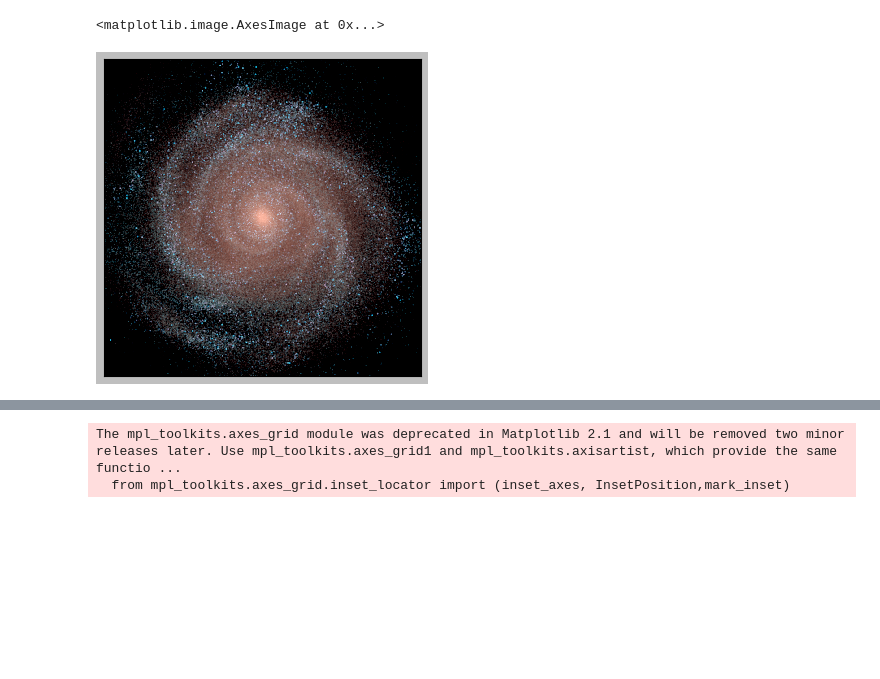
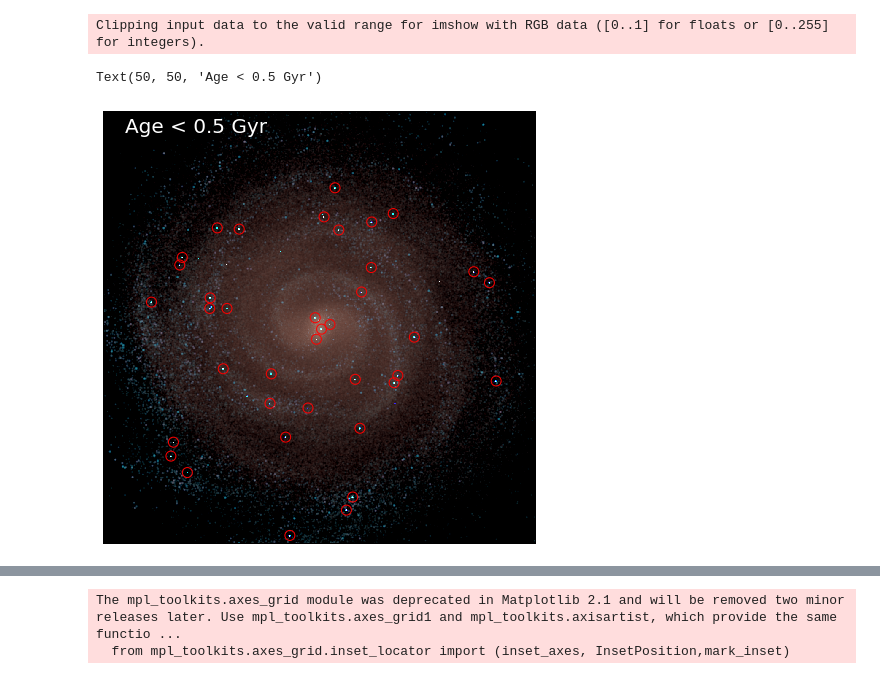
Before and after one commit to pablocoque/post_process_routines, a Jupyter notebook: src/stellar_light_with_clusters.ipynb, the cells around one changed output, grey strips where cells are left out. Drawn from its saved outputs; the diff is of its cells as text; code cells hidden in the pictures; blank space fills up the shorter version.

```diff
--- a/src/stellar_light_with_clusters.ipynb
+++ b/src/stellar_light_with_clusters.ipynb
@@ -13,6 +14,6 @@ path ['/home/pdcg/Documents/post_process_routines/Au6_lvl4/']
 # %%
-snap = 123
-outputdir = directory + halo
+snap = 127
+outputdir = path+simulation_list[0]+'/output/'
 """Load a subfind catalogue for a given snapshot"""
 sf = load_subfind( snap, dir=outputdir, hdf5=True, loadonly=['fpos', 'frc2', 'svel', 'flty', 'fnsh', 'slty', 'spos', 'smty', 'ffsh'] )
 
@@ -112,8 +120,0 @@ for k in range(3):
-# %%
-ax1 = axes( [0., 0.33, 1., 0.66] )
-ax1.set_xticks( [] )
-ax1.set_yticks( [] )
-ax1.imshow( proj, interpolation='nearest' )
-# %% [output]
-<matplotlib.image.AxesImage at 0x...>
-[figure, removed]
@@ -119,0 +123,17 @@ ax1.imshow( proj, interpolation='nearest' )
+# %%
+gray = color.rgb2gray(10*proj[1])
+coordinates = peak_local_max(gray, min_distance=15, threshold_abs=1)
+# %%
+plt.figure( figsize=(6,6) )
+ax1 = axes( [0., 0., 1., 1.] )
+# ax1.set_xlim(400, 600)
+# ax1.set_ylim(400, 600)
+ax1.set_xticks( [] )
+ax1.set_yticks( [] )
+ax1.imshow( 0.6*proj[0] + 1e3*proj[1], interpolation='nearest' )
+ax1.scatter( coordinates[:,1], coordinates[:,0], s=100, marker='o', edgecolors='r', facecolors='none')
+ax1.text(50,50, 'Age < 0.5 Gyr', color='white', fontsize=20)
+# %% [output]
+Clipping input data to the valid range for imshow with RGB data ([0..1] for floats or [0..255] for integers).
+Text(50, 50, 'Age < 0.5 Gyr')
+[figure, added]
```
Also changed, not shown: parts of 17 cells of this notebook, 6 other files.
